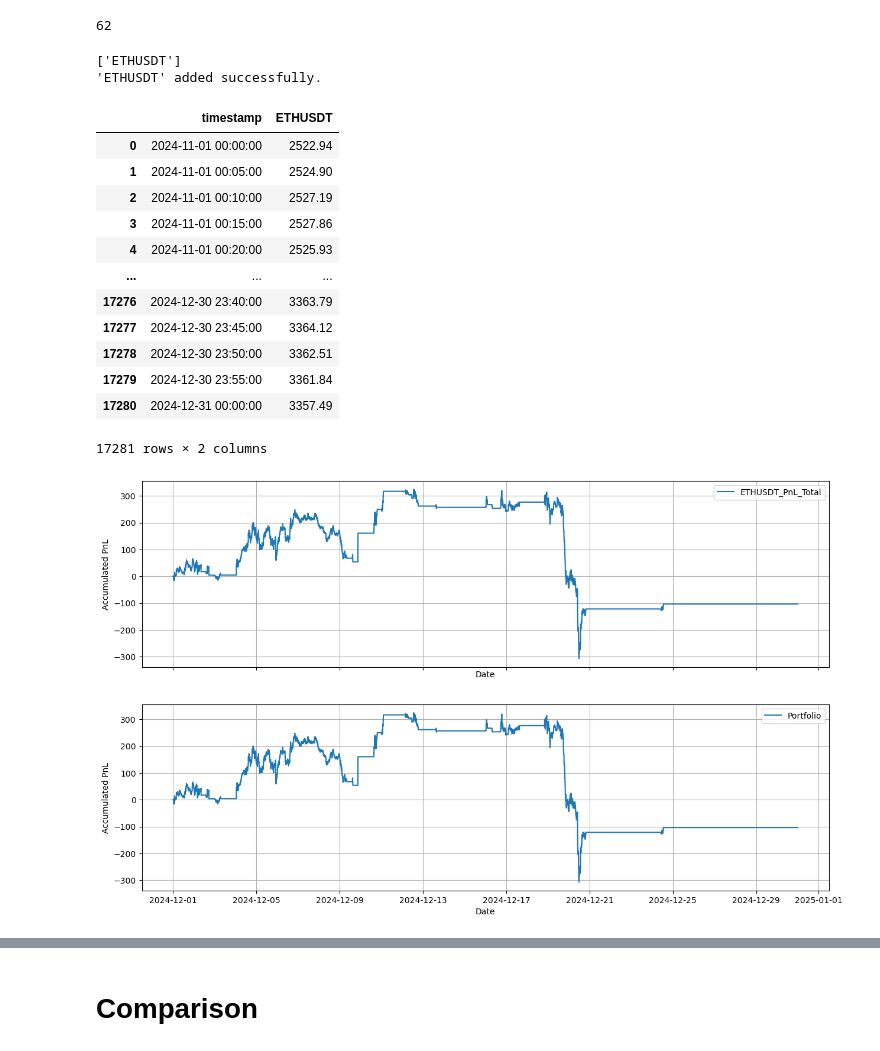
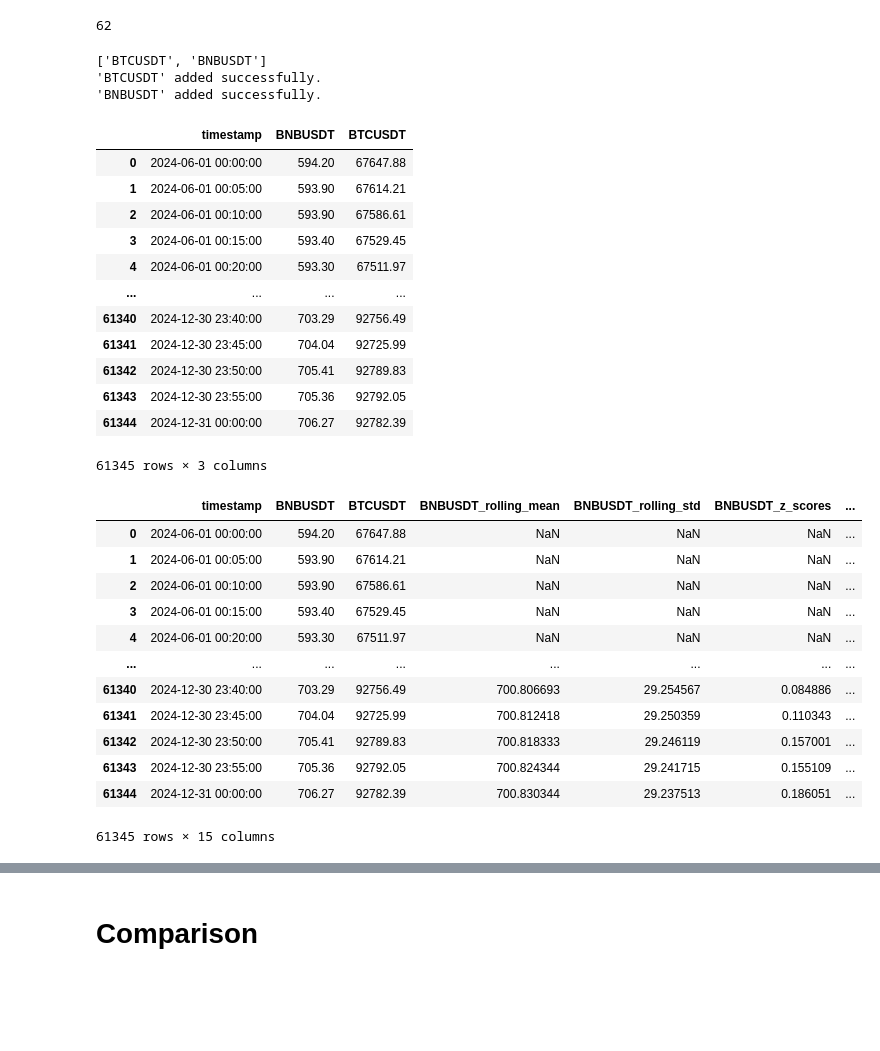
Before and after one commit to saltedpotato/qf635-microstructure-project, a Jupyter notebook: test_strats.ipynb, the cells around one changed output, grey strips where cells are left out. Cells and saved outputs as stored; diff of their text form; code cells hidden in the pictures; blank space fills up the shorter version.

Commit message:
dynamic weight allocation done

```diff
--- a/test_strats.ipynb
+++ b/test_strats.ipynb
@@ -21,37 +22,38 @@ len(coint_pairs)
 # %% [output]
 62
 # %%
-test_pairs = coint_pairs[:4]
-test_pairs = ['ETHUSDT']
+# test_pairs = coint_pairs[:4]
+test_pairs = ['BTCUSDT', 'BNBUSDT']
 print(test_pairs)
 
 symbol_manager = BinanceSymbolManager()
 # Add symbols
 for t in test_pairs:
     print(symbol_manager.add_symbol(t))  # Success
 
 price_fetcher = BinancePriceFetcher(symbol_manager.get_symbols())
 # Fetch pair historical price
 pair_portfolio = price_fetcher.get_grp_historical_ohlcv(
         interval="5m",
-        start_date="2024-11-01",
+        start_date="2024-06-01",
         end_date="2024-12-31"
     )
 
 pair_portfolio
 # %% [output]
-['ETHUSDT']
-'ETHUSDT' added successfully.
+['BTCUSDT', 'BNBUSDT']
+'BTCUSDT' added successfully.
+'BNBUSDT' added successfully.
-|  | timestamp | ETHUSDT |
-| 0 | 2024-11-01 00:00:00 | 2522.94 |
-| 1 | 2024-11-01 00:05:00 | 2524.90 |
-| 2 | 2024-11-01 00:10:00 | 2527.19 |
-| 3 | 2024-11-01 00:15:00 | 2527.86 |
-| 4 | 2024-11-01 00:20:00 | 2525.93 |
-| ... | ... | ... |
-| 17276 | 2024-12-30 23:40:00 | 3363.79 |
-| 17277 | 2024-12-30 23:45:00 | 3364.12 |
-| 17278 | 2024-12-30 23:50:00 | 3362.51 |
-| 17279 | 2024-12-30 23:55:00 | 3361.84 |
-| 17280 | 2024-12-31 00:00:00 | 3357.49 |
+|  | timestamp | BNBUSDT | BTCUSDT |
+| 0 | 2024-06-01 00:00:00 | 594.20 | 67647.88 |
+| 1 | 2024-06-01 00:05:00 | 593.90 | 67614.21 |
+| 2 | 2024-06-01 00:10:00 | 593.90 | 67586.61 |
+| 3 | 2024-06-01 00:15:00 | 593.40 | 67529.45 |
+| 4 | 2024-06-01 00:20:00 | 593.30 | 67511.97 |
+| ... | ... | ... | ... |
+| 61340 | 2024-12-30 23:40:00 | 703.29 | 92756.49 |
+| 61341 | 2024-12-30 23:45:00 | 704.04 | 92725.99 |
+| 61342 | 2024-12-30 23:50:00 | 705.41 | 92789.83 |
+| 61343 | 2024-12-30 23:55:00 | 705.36 | 92792.05 |
+| 61344 | 2024-12-31 00:00:00 | 706.27 | 92782.39 |
-17281 rows × 2 columns
+61345 rows × 3 columns
@@ -240,7 +60,18 @@ class pair_trading:
 # %%
-weights = np.array([1/len(test_pairs) for i in range(len(test_pairs))])
-model = pair_trading(pair_portfolio.copy(), weights)
-spread = model.generate_signals(lookback=3600, execute_threshold=1, close_threshold=0.5)
-model.plot_pnl(test_start_date="2024-12-01")
+model = pair_trading(pair_portfolio.copy())
+spread = model.generate_signals(lookback=8640, execute_threshold=1.5, close_threshold=0.7)
+spread
 # %% [output]
-[figure, removed]
+|  | timestamp | BNBUSDT | BTCUSDT | BNBUSDT_rolling_mean | BNBUSDT_rolling_std | BNBUSDT_z_scores | ... |
+| 0 | 2024-06-01 00:00:00 | 594.20 | 67647.88 | NaN | NaN | NaN | ... |
+| 1 | 2024-06-01 00:05:00 | 593.90 | 67614.21 | NaN | NaN | NaN | ... |
+| 2 | 2024-06-01 00:10:00 | 593.90 | 67586.61 | NaN | NaN | NaN | ... |
+| 3 | 2024-06-01 00:15:00 | 593.40 | 67529.45 | NaN | NaN | NaN | ... |
+| 4 | 2024-06-01 00:20:00 | 593.30 | 67511.97 | NaN | NaN | NaN | ... |
+| ... | ... | ... | ... | ... | ... | ... | ... |
+| 61340 | 2024-12-30 23:40:00 | 703.29 | 92756.49 | 700.806693 | 29.254567 | 0.084886 | ... |
+| 61341 | 2024-12-30 23:45:00 | 704.04 | 92725.99 | 700.812418 | 29.250359 | 0.110343 | ... |
+| 61342 | 2024-12-30 23:50:00 | 705.41 | 92789.83 | 700.818333 | 29.246119 | 0.157001 | ... |
+| 61343 | 2024-12-30 23:55:00 | 705.36 | 92792.05 | 700.824344 | 29.241715 | 0.155109 | ... |
+| 61344 | 2024-12-31 00:00:00 | 706.27 | 92782.39 | 700.830344 | 29.237513 | 0.186051 | ... |
+61345 rows × 15 columns
```
Also changed, not shown: parts of 12 cells of this notebook, 5 other files.
